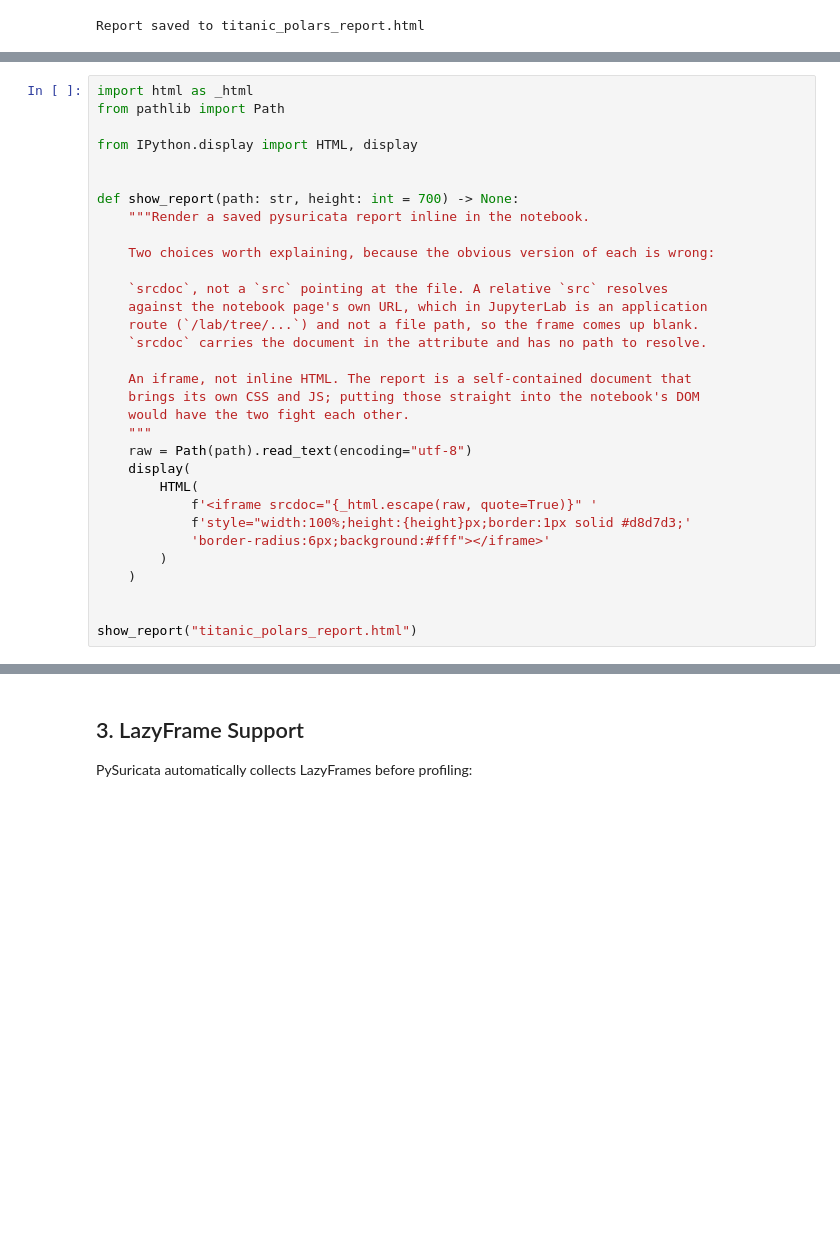
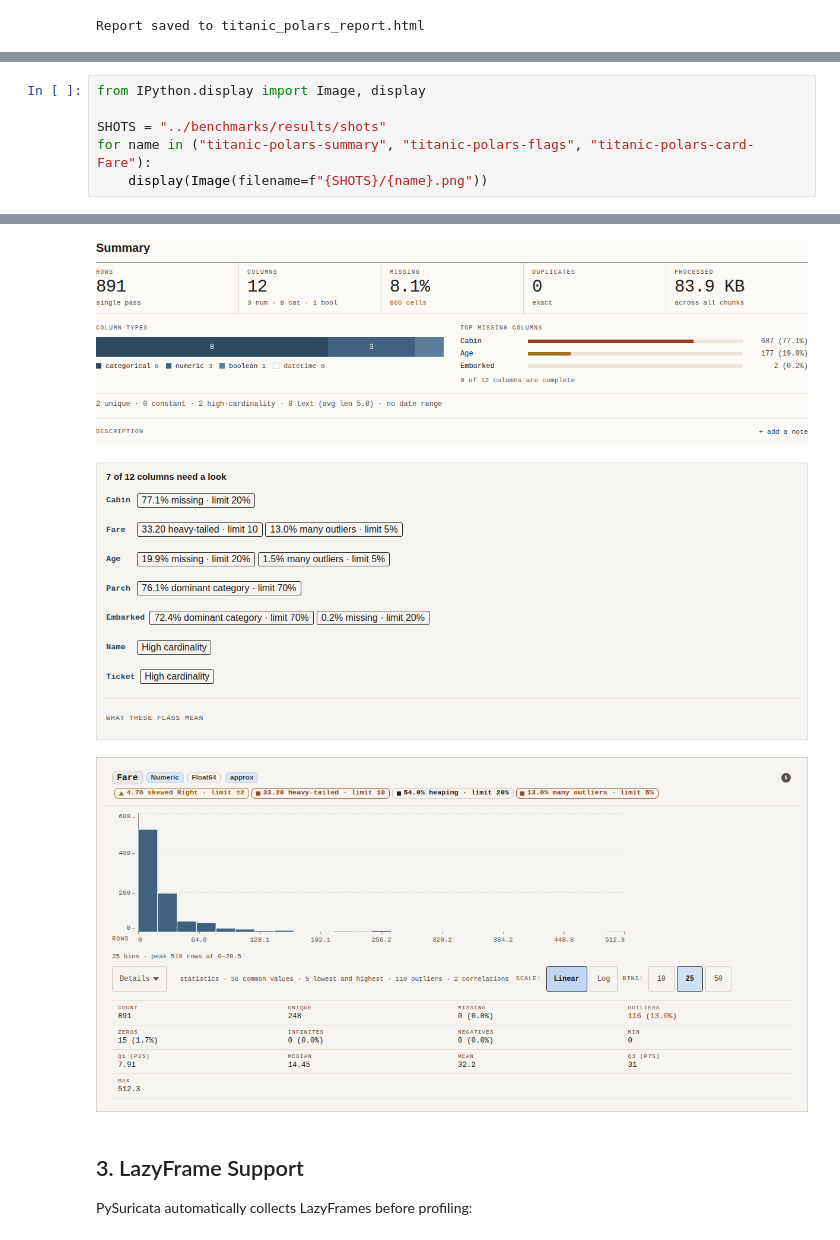
Before and after one commit to alvarodiez20/pysuricata, a Jupyter notebook: examples/polars_example.ipynb, the cells around one changed output, grey strips where cells are left out. Drawn from its saved outputs; the diff is of its cells as text; blank space fills up the shorter version.

```diff
--- a/examples/polars_example.ipynb
+++ b/examples/polars_example.ipynb
@@ -45,33 +52,7 @@ the frame: it is the real document, not a picture of one.
 # %%
-import html as _html
-from pathlib import Path
+from IPython.display import Image, display
 
-from IPython.display import HTML, display
-
-
-def show_report(path: str, height: int = 700) -> None:
-    """Render a saved pysuricata report inline in the notebook.
-
-    Two choices worth explaining, because the obvious version of each is wrong:
-
-    `srcdoc`, not a `src` pointing at the file. A relative `src` resolves
-    against the notebook page's own URL, which in JupyterLab is an application
-    route (`/lab/tree/...`) and not a file path, so the frame comes up blank.
-    `srcdoc` carries the document in the attribute and has no path to resolve.
-
-    An iframe, not inline HTML. The report is a self-contained document that
-    brings its own CSS and JS; putting those straight into the notebook's DOM
-    would have the two fight each other.
-    """
-    raw = Path(path).read_text(encoding="utf-8")
-    display(
-        HTML(
-            f'<iframe srcdoc="{_html.escape(raw, quote=True)}" '
-            f'style="width:100%;height:{height}px;border:1px solid #d8d7d3;'
-            'border-radius:6px;background:#fff"></iframe>'
-        )
-    )
-
-
-show_report("titanic_polars_report.html")
+SHOTS = "../benchmarks/results/shots"
+for name in ("titanic-polars-summary", "titanic-polars-flags", "titanic-polars-card-Fare"):
+    display(Image(filename=f"{SHOTS}/{name}.png"))
 # %% [output]
@@ -79,3 +59,6 @@ show_report("titanic_polars_report.html")
+[figure, added]
+[figure, added]
+[figure, added]
 # %% [markdown]
 ## 3. LazyFrame Support
 
```
Also changed, not shown: parts of 2 cells of this notebook, 13 other files.
